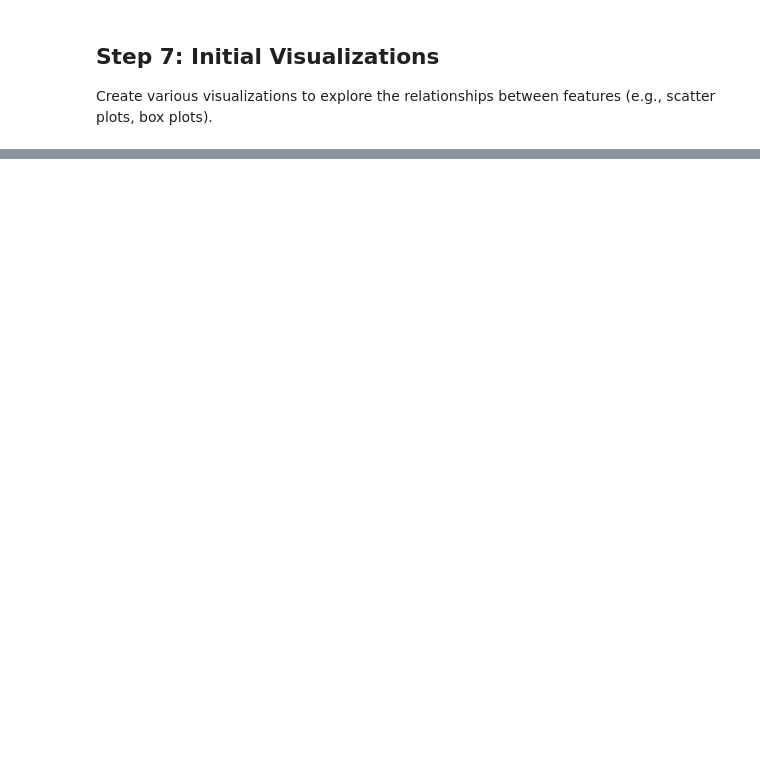
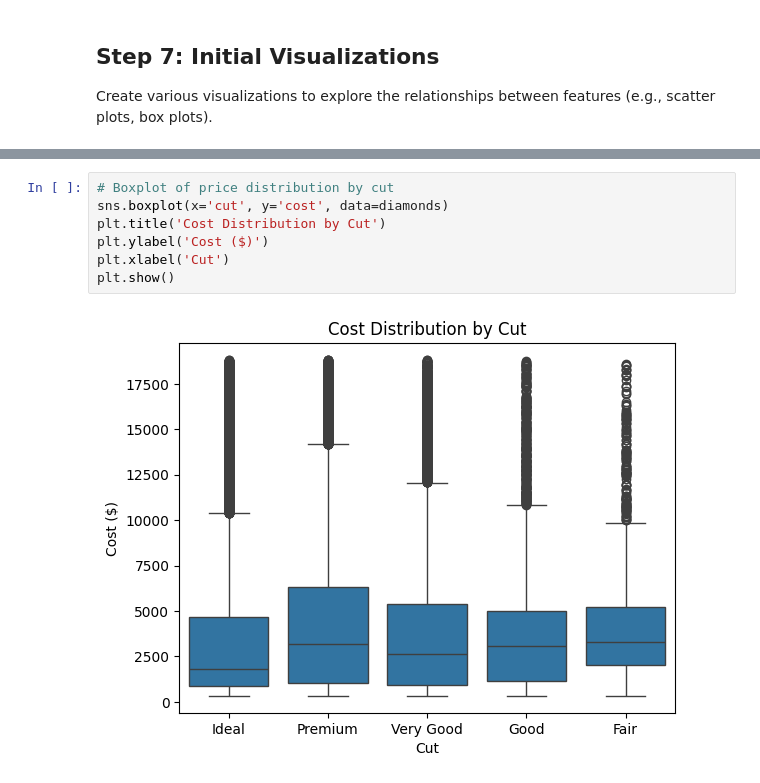
Before and after one commit to SchroderJ-pixel/datafun-06-eda, a Jupyter notebook: schroder-eda.ipynb, the cells around one changed output, grey strips where cells are left out. Drawn from its saved outputs; the diff is of its cells as text; blank space fills up the shorter version.

```diff
--- a/schroder-eda.ipynb
+++ b/schroder-eda.ipynb
@@ -125,0 +144,9 @@ ValueError: Could not interpret value `carat` for `x`. An entry with this name d
+# %%
+# Boxplot of price distribution by cut
+sns.boxplot(x='cut', y='cost', data=diamonds)
+plt.title('Cost Distribution by Cut')
+plt.ylabel('Cost ($)')
+plt.xlabel('Cut')
+plt.show()
+# %% [output]
+[figure, added]
```
Also changed, not shown: parts of 13 cells of this notebook.
